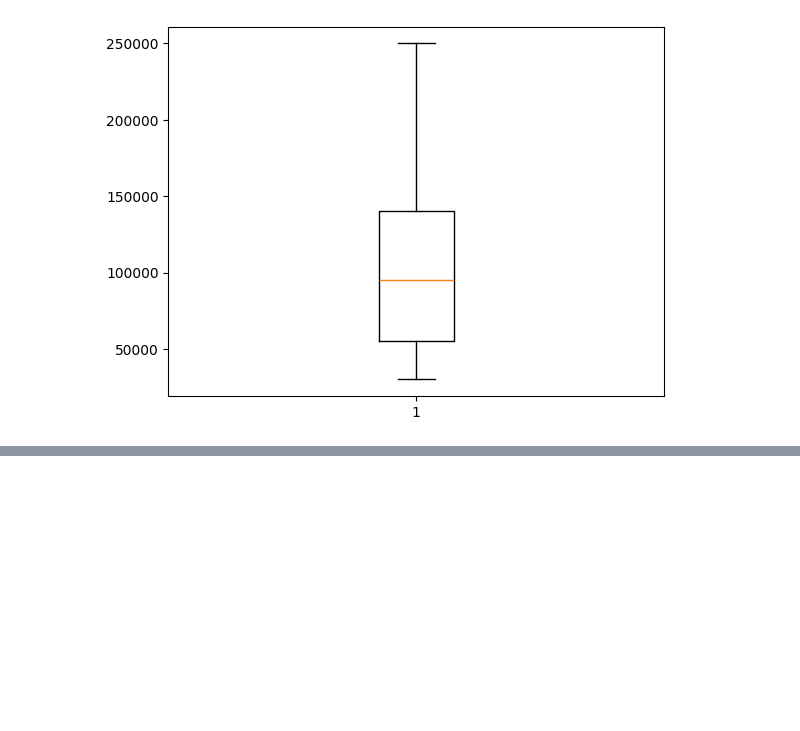
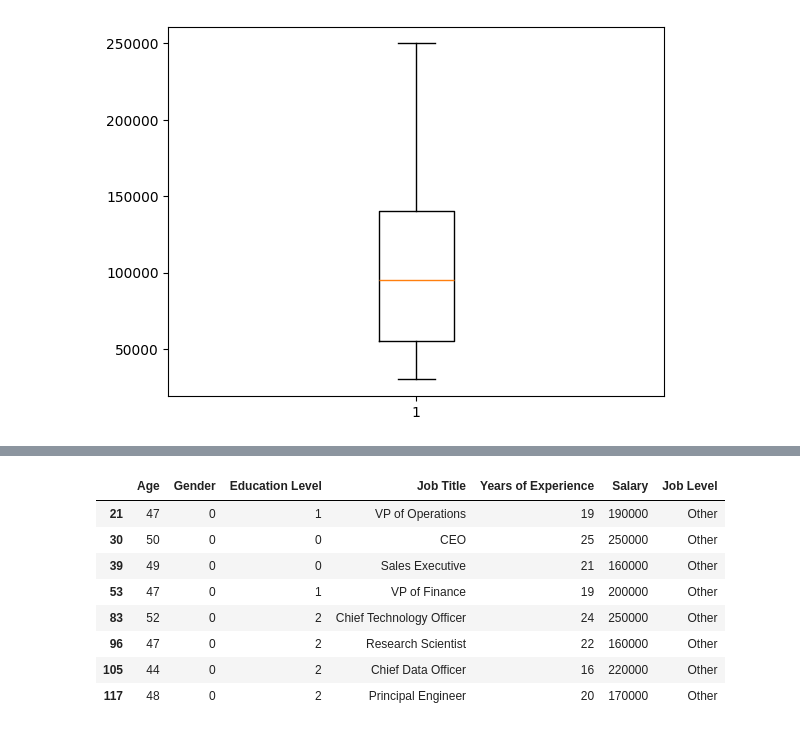
Before and after one commit to Sarajml98/salary-data-analysis, a Jupyter notebook: salary.ipynb, the cells around one changed output, grey strips where cells are left out. Cells and saved outputs as stored; diff of their text form; code cells hidden in the pictures; blank space fills up the shorter version.

Commit message:
finishing data Analys

```diff
--- a/salary.ipynb
+++ b/salary.ipynb
@@ -604,0 +605,12 @@ Text(0, 0.5, 'Job Level')
+# %%
+df[(df["Job Level"]=="Other")&(df["Salary"] > 150000)]
+# %% [output]
+|  | Age | Gender | Education Level | Job Title | Years of Experience | Salary | Job Level |
+| 21 | 47 | 0 | 1 | VP of Operations | 19 | 190000 | Other |
+| 30 | 50 | 0 | 0 | CEO | 25 | 250000 | Other |
+| 39 | 49 | 0 | 0 | Sales Executive | 21 | 160000 | Other |
+| 53 | 47 | 0 | 1 | VP of Finance | 19 | 200000 | Other |
+| 83 | 52 | 0 | 2 | Chief Technology Officer | 24 | 250000 | Other |
+| 96 | 47 | 0 | 2 | Research Scientist | 22 | 160000 | Other |
+| 105 | 44 | 0 | 2 | Chief Data Officer | 16 | 220000 | Other |
+| 117 | 48 | 0 | 2 | Principal Engineer | 20 | 170000 | Other |
```
Also changed, not shown: parts of 1 cell of this notebook.
